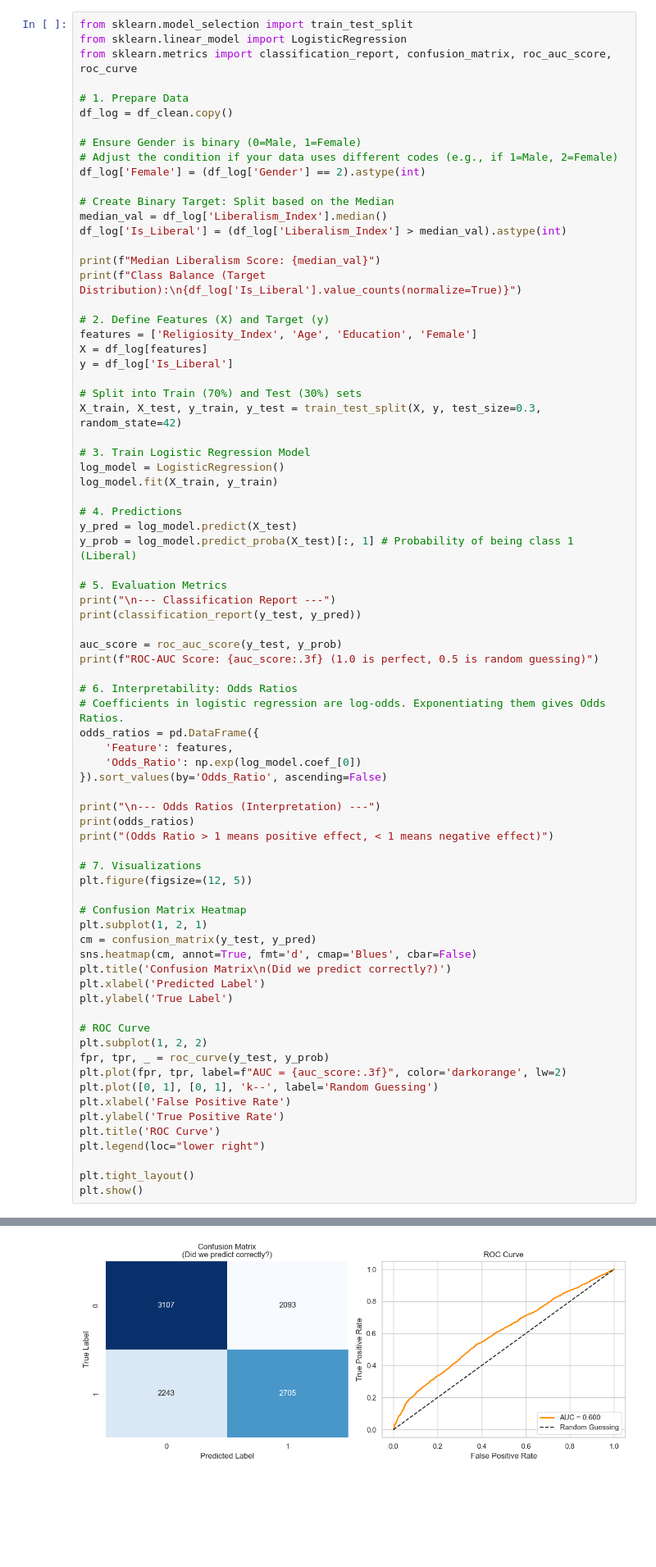
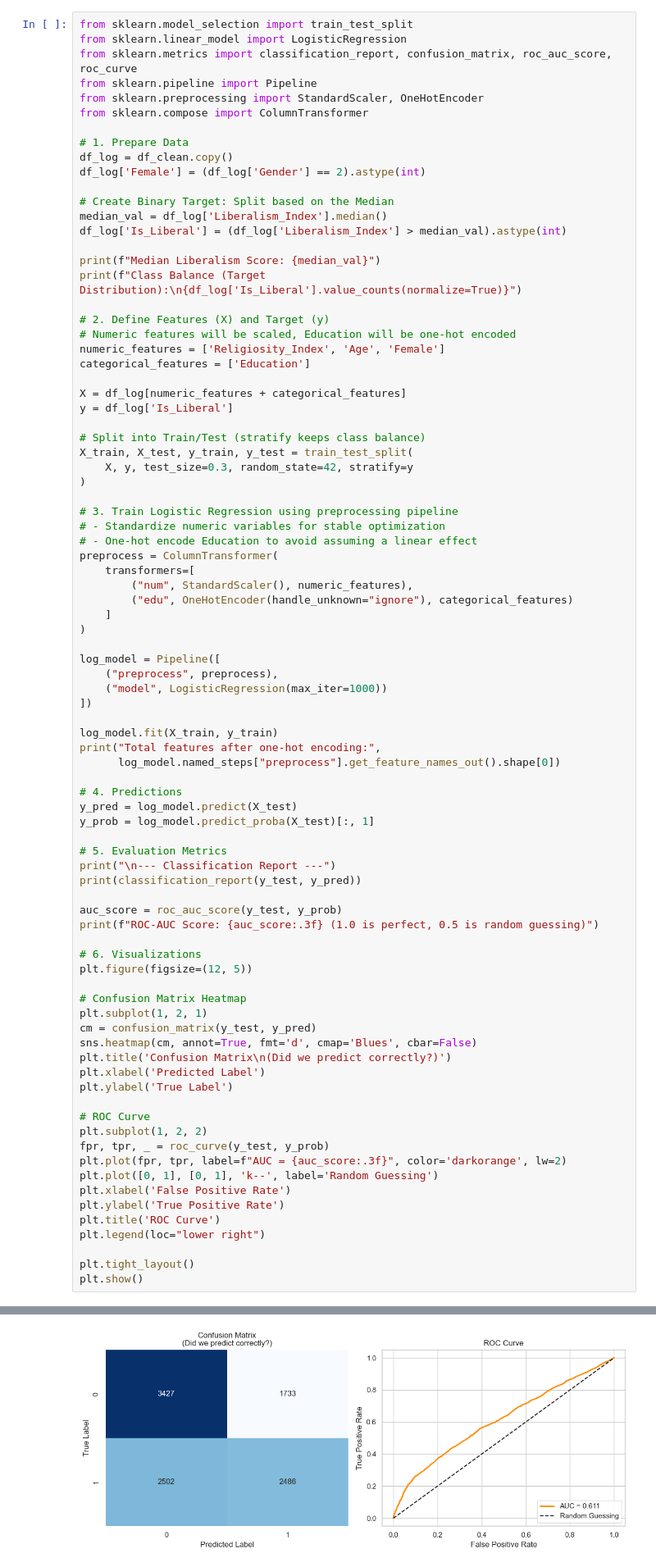
Before and after one commit to oriabensh/ml-project, a Jupyter notebook: Faith_vs_Modernity_Analysis.ipynb, the cells around one changed output, grey strips where cells are left out. Shown at 82% size. Cells and saved outputs as stored; diff of their text form; blank space fills up the shorter version.

Commit message:
Update KMeans clustering and logistic regression pipeline

```diff
--- a/Faith_vs_Modernity_Analysis.ipynb
+++ b/Faith_vs_Modernity_Analysis.ipynb
@@ -514,12 +601,12 @@ The Process:
 from sklearn.model_selection import train_test_split
 from sklearn.linear_model import LogisticRegression
 from sklearn.metrics import classification_report, confusion_matrix, roc_auc_score, roc_curve
+from sklearn.pipeline import Pipeline
+from sklearn.preprocessing import StandardScaler, OneHotEncoder
+from sklearn.compose import ColumnTransformer
 
 # 1. Prepare Data
 df_log = df_clean.copy()
-
-# Ensure Gender is binary (0=Male, 1=Female)
-# Adjust the condition if your data uses different codes (e.g., if 1=Male, 2=Female)
 df_log['Female'] = (df_log['Gender'] == 2).astype(int)
 
 # Create Binary Target: Split based on the Median
@@ -530,20 +617,40 @@ print(f"Median Liberalism Score: {median_val}")
 print(f"Class Balance (Target Distribution):\n{df_log['Is_Liberal'].value_counts(normalize=True)}")
 
 # 2. Define Features (X) and Target (y)
-features = ['Religiosity_Index', 'Age', 'Education', 'Female']
-X = df_log[features]
+# Numeric features will be scaled, Education will be one-hot encoded
+numeric_features = ['Religiosity_Index', 'Age', 'Female']
+categorical_features = ['Education']
+
+X = df_log[numeric_features + categorical_features]
 y = df_log['Is_Liberal']
 
-# Split into Train (70%) and Test (30%) sets
-X_train, X_test, y_train, y_test = train_test_split(X, y, test_size=0.3, random_state=42)
+# Split into Train/Test (stratify keeps class balance)
+X_train, X_test, y_train, y_test = train_test_split(
+    X, y, test_size=0.3, random_state=42, stratify=y
+)
 
-# 3. Train Logistic Regression Model
-log_model = LogisticRegression()
+# 3. Train Logistic Regression using preprocessing pipeline
+# - Standardize numeric variables for stable optimization
+# - One-hot encode Education to avoid assuming a linear effect
+preprocess = ColumnTransformer(
+    transformers=[
+        ("num", StandardScaler(), numeric_features),
+        ("edu", OneHotEncoder(handle_unknown="ignore"), categorical_features)
+    ]
+)
+
+log_model = Pipeline([
+    ("preprocess", preprocess),
+    ("model", LogisticRegression(max_iter=1000))
+])
+
 log_model.fit(X_train, y_train)
+print("Total features after one-hot encoding:",
+      log_model.named_steps["preprocess"].get_feature_names_out().shape[0])
 
 # 4. Predictions
 y_pred = log_model.predict(X_test)
-y_prob = log_model.predict_proba(X_test)[:, 1] # Probability of being class 1 (Liberal)
+y_prob = log_model.predict_proba(X_test)[:, 1]
 
 # 5. Evaluation Metrics
 print("\n--- Classification Report ---")
@@ -552,18 +659,7 @@ print(classification_report(y_test, y_pred))
 auc_score = roc_auc_score(y_test, y_prob)
 print(f"ROC-AUC Score: {auc_score:.3f} (1.0 is perfect, 0.5 is random guessing)")
 
-# 6. Interpretability: Odds Ratios
-# Coefficients in logistic regression are log-odds. Exponentiating them gives Odds Ratios.
-odds_ratios = pd.DataFrame({
-    'Feature': features,
-    'Odds_Ratio': np.exp(log_model.coef_[0])
-}).sort_values(by='Odds_Ratio', ascending=False)
-
-print("\n--- Odds Ratios (Interpretation) ---")
-print(odds_ratios)
-print("(Odds Ratio > 1 means positive effect, < 1 means negative effect)")
-
-# 7. Visualizations
+# 6. Visualizations
 plt.figure(figsize=(12, 5))
 
 # Confusion Matrix Heatmap
@@ -607,4 +705,4 @@ Name: proportion, dtype: float64
-[figure, old version]
+[figure, new version]
 # %% [markdown]
 #### Data Preprocessing: Noise Reduction & Class Separation Strategy
 # %%
```
Also changed, not shown: parts of 26 cells of this notebook, 1 other file.
